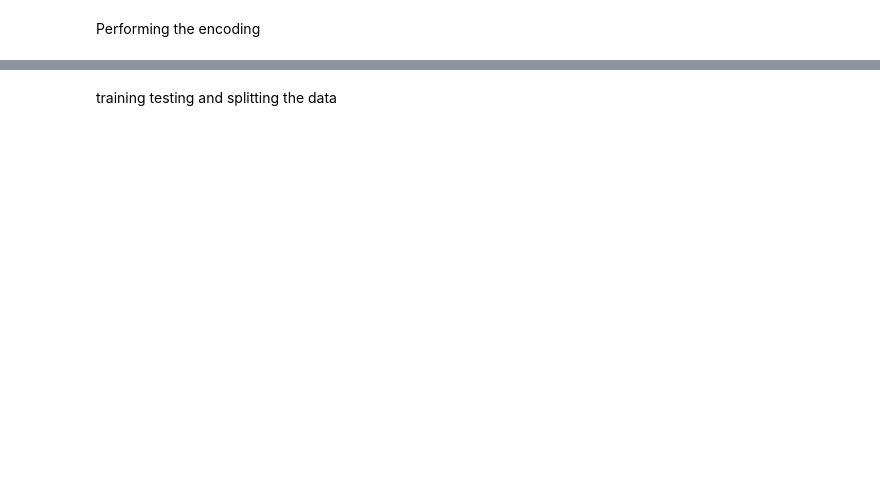
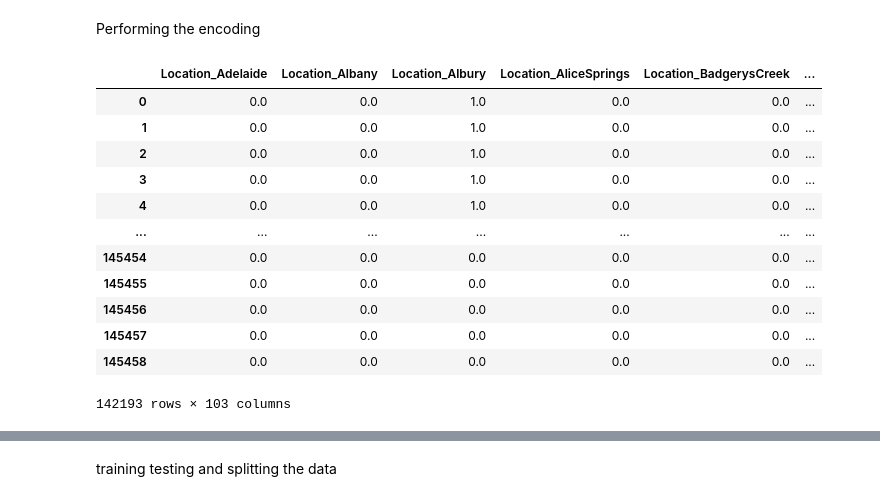
Before and after one commit to tahaftm/Machine-Learning-Projects, a Jupyter notebook: learning material/Desicion trees and forest.ipynb, the cells around one changed output, grey strips where cells are left out. Saved outputs shown, nothing was run; the diff lists cells and outputs as text; code cells hidden in the pictures; blank space fills up the shorter version.

```diff
--- a/learning material/Desicion trees and forest.ipynb
+++ b/learning material/Desicion trees and forest.ipynb
@@ -82,8 +65,23 @@ Performing the encoding
 # %%
 from sklearn.preprocessing import OneHotEncoder
 encoder = OneHotEncoder(sparse_output=False, handle_unknown='ignore')
 encoder.fit(df[categorical_cols])
-encoded_cols = encoder.get_feature_names_out(categorical_cols)
-df[encoded_cols] = encoder.transform(df[categorical_cols])
+encoded_cols = encoder.get_feature_names_out(categorical_cols).tolist()
+encoded_df = pd.DataFrame(encoder.transform(df[categorical_cols]), columns=encoded_cols, index = df.index)
+encoded_df
+# %% [output]
+|  | Location_Adelaide | Location_Albany | Location_Albury | Location_AliceSprings | Location_BadgerysCreek | ... |
+| 0 | 0.0 | 0.0 | 1.0 | 0.0 | 0.0 | ... |
+| 1 | 0.0 | 0.0 | 1.0 | 0.0 | 0.0 | ... |
+| 2 | 0.0 | 0.0 | 1.0 | 0.0 | 0.0 | ... |
+| 3 | 0.0 | 0.0 | 1.0 | 0.0 | 0.0 | ... |
+| 4 | 0.0 | 0.0 | 1.0 | 0.0 | 0.0 | ... |
+| ... | ... | ... | ... | ... | ... | ... |
+| 145454 | 0.0 | 0.0 | 0.0 | 0.0 | 0.0 | ... |
+| 145455 | 0.0 | 0.0 | 0.0 | 0.0 | 0.0 | ... |
+| 145456 | 0.0 | 0.0 | 0.0 | 0.0 | 0.0 | ... |
+| 145457 | 0.0 | 0.0 | 0.0 | 0.0 | 0.0 | ... |
+| 145458 | 0.0 | 0.0 | 0.0 | 0.0 | 0.0 | ... |
+142193 rows × 103 columns
 # %%
 pd.set_option('display.max_columns', None)
```
Also changed, not shown: parts of 36 cells of this notebook.
